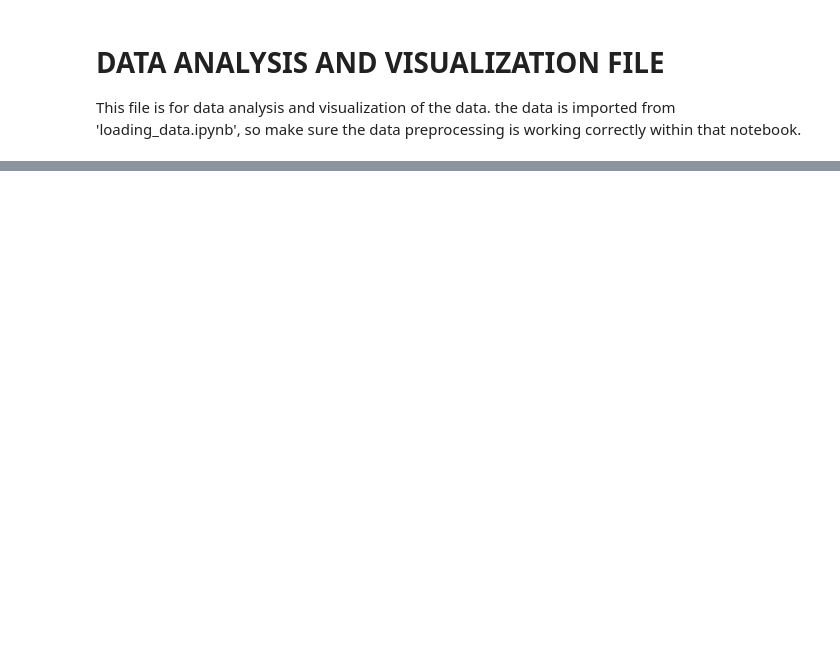
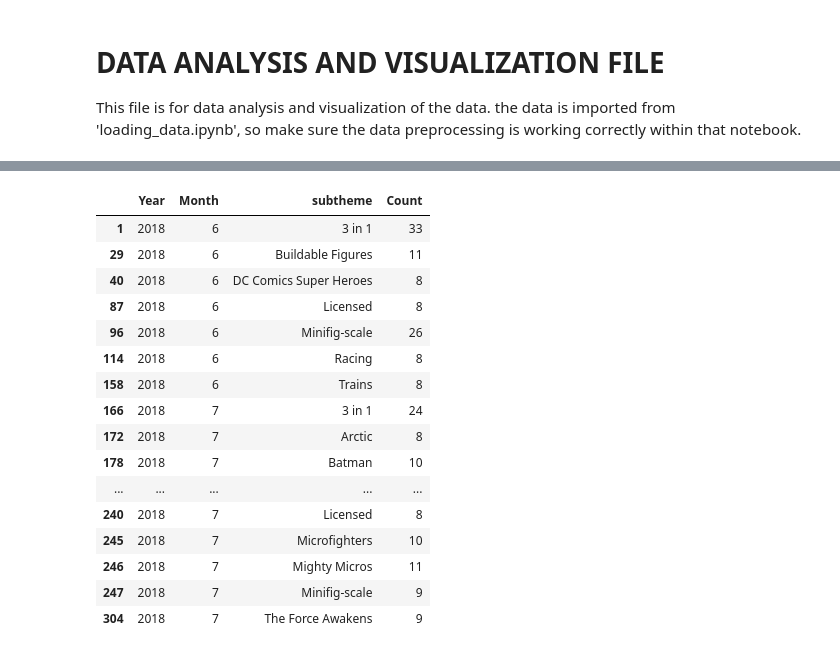
Before and after one commit to MarcusGalea/MarcusGalea.github.io, a Jupyter notebook: data_analysis.ipynb, the cells around one changed output, grey strips where cells are left out. Saved outputs shown, nothing was run; the diff lists cells and outputs as text; code cells hidden in the pictures; blank space fills up the shorter version.

```diff
--- a/data_analysis.ipynb
+++ b/data_analysis.ipynb
@@ -19,0 +184,20 @@ df.columns[date_columns]
+# %%
+filtered[filtered.Year=="2018"]
+# %% [output]
+|  | Year | Month | subtheme | Count |
+| 1 | 2018 | 6 | 3 in 1 | 33 |
+| 29 | 2018 | 6 | Buildable Figures | 11 |
+| 40 | 2018 | 6 | DC Comics Super Heroes | 8 |
+| 87 | 2018 | 6 | Licensed | 8 |
+| 96 | 2018 | 6 | Minifig-scale | 26 |
+| 114 | 2018 | 6 | Racing | 8 |
+| 158 | 2018 | 6 | Trains | 8 |
+| 166 | 2018 | 7 | 3 in 1 | 24 |
+| 172 | 2018 | 7 | Arctic | 8 |
+| 178 | 2018 | 7 | Batman | 10 |
+| ... | ... | ... | ... | ... |
+| 240 | 2018 | 7 | Licensed | 8 |
+| 245 | 2018 | 7 | Microfighters | 10 |
+| 246 | 2018 | 7 | Mighty Micros | 11 |
+| 247 | 2018 | 7 | Minifig-scale | 9 |
+| 304 | 2018 | 7 | The Force Awakens | 9 |
```
Also changed, not shown: parts of 10 cells of this notebook, 3 other files.
